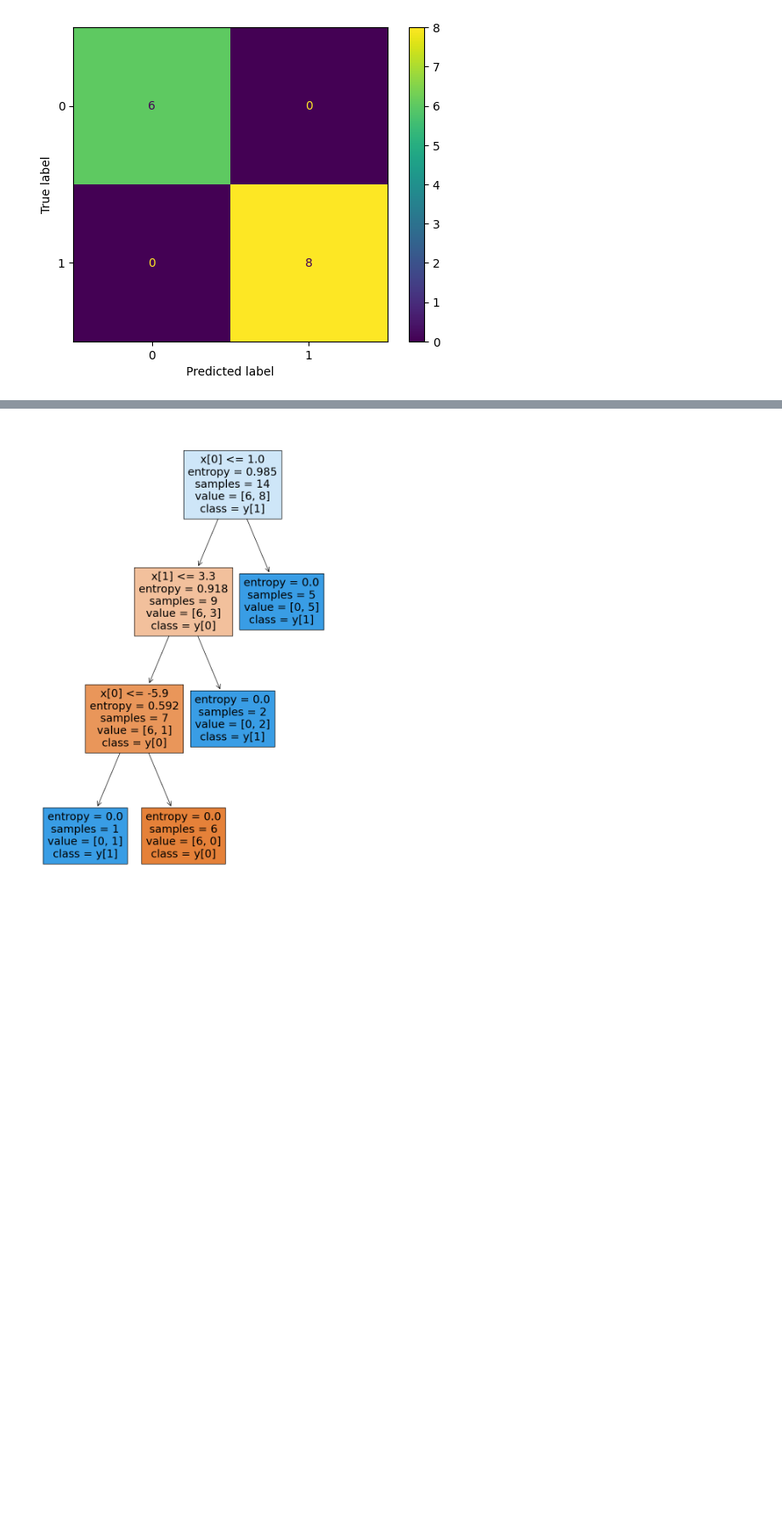
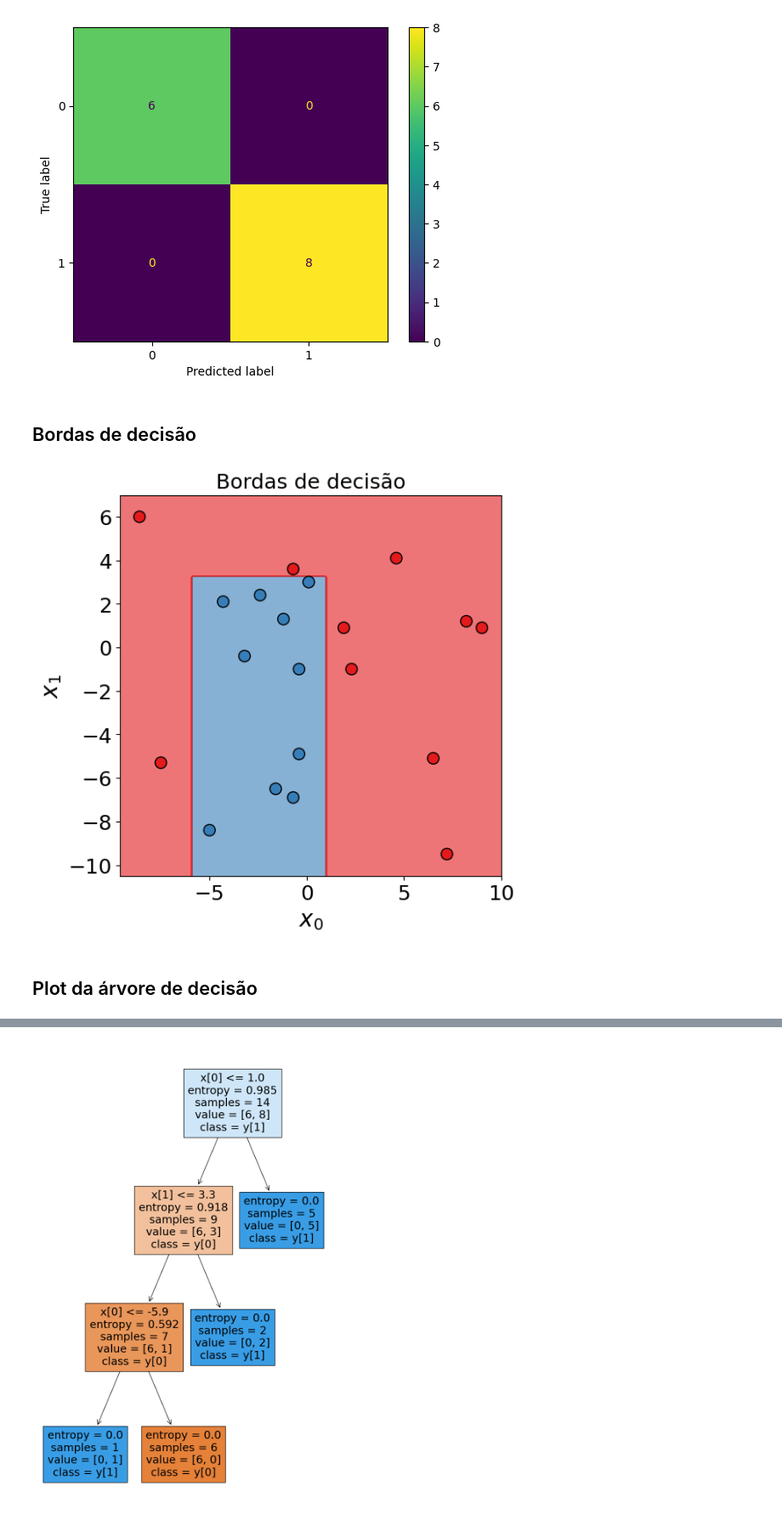
Before and after one commit to leseixas/aprendizagem-de-maquina, a Jupyter notebook: modelos/decision_tree.ipynb, the cells around one changed output, grey strips where cells are left out. Shown: that part at 85% size. Drawn from its saved outputs; the diff is of its cells as text; code cells hidden in the pictures; blank space fills up the shorter version.

Commit message:
Adiciona o plot decision boundary

```diff
--- a/modelos/decision_tree.ipynb
+++ b/modelos/decision_tree.ipynb
@@ -33,3 +39,29 @@ Accuracy score (train) = 1.00, Accuracy score (test) = 1.00
 disp = ConfusionMatrixDisplay.from_estimator(model, X_train, y_train)
 # %% [output]
 [figure]
+# %% [markdown]
+## Bordas de decisão
+# %%
+from matplotlib.colors import ListedColormap
+color_map = ListedColormap(['#377eb8', '#e41a1c'])
+
+boundary = DecisionBoundaryDisplay.from_estimator(model, X, grid_resolution=200, cmap=color_map, alpha=0.6)
+
+boundary.ax_.set_box_aspect(aspect=1)
+
+boundary.ax_.scatter(X.iloc[:,0], X.iloc[:,1], c=y, edgecolor="black", cmap=color_map, s=100)
+
+
+boundary.ax_.set_xlabel("$x_0$", fontsize=20)
+boundary.ax_.set_ylabel("$x_1$", fontsize=20)
+boundary.ax_.tick_params(axis='both', which='major', labelsize=18)
+boundary.ax_.set_title("Bordas de decisão", fontsize=18)
+
+fig = plt.gcf()
+fig.set_size_inches(6, 6)
+plt.tight_layout()
+plt.show()
+# %% [output]
+[figure, added]
+# %% [markdown]
+## Plot da árvore de decisão
```
Also changed, not shown: parts of 6 cells of this notebook.
